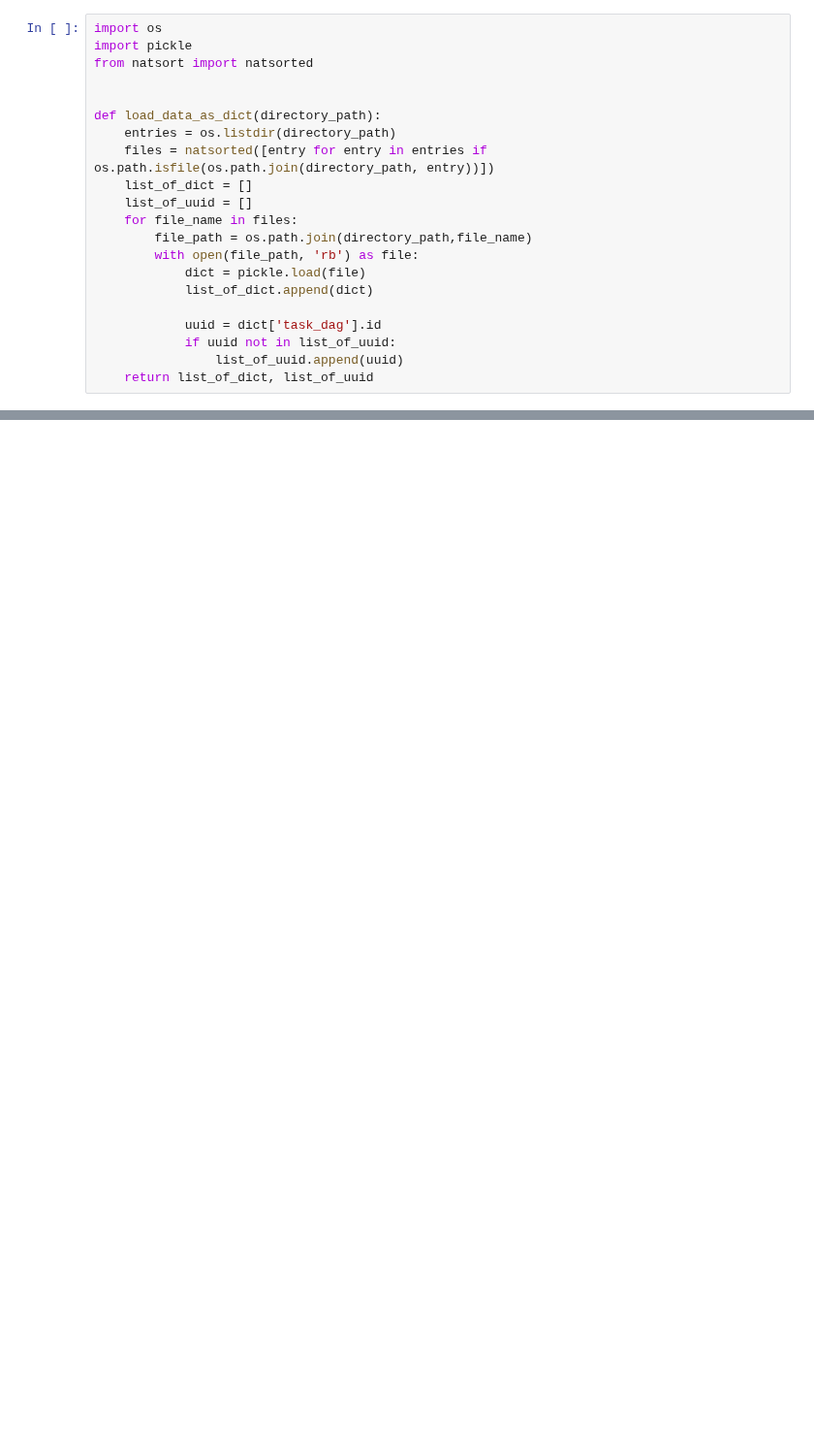
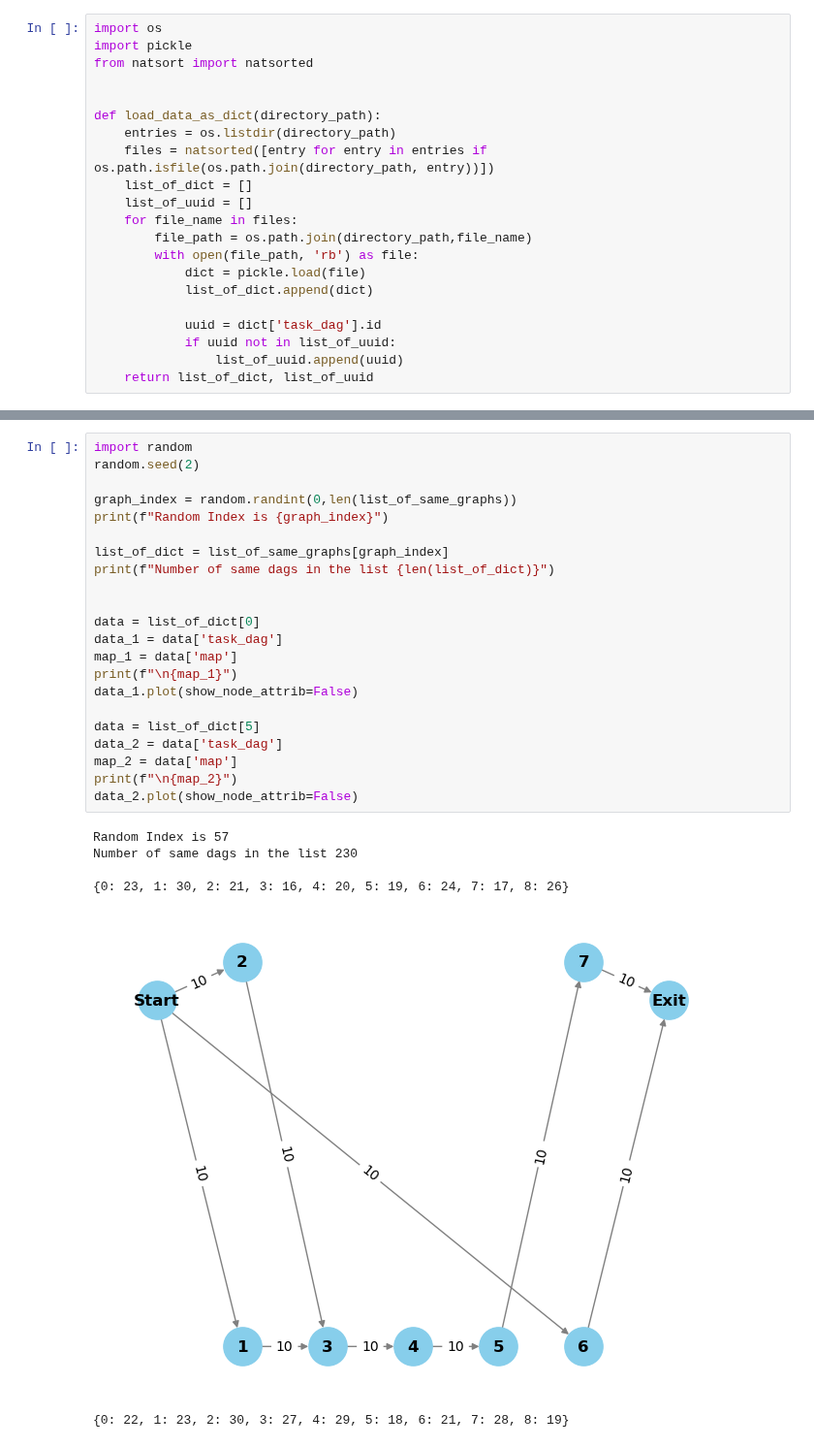
Before and after one commit to faseelmo/noc_latency_predictor, a Jupyter notebook: training_data/data_analysis.ipynb, the cells around one changed output, grey strips where cells are left out. Shown at 97% size. Cells and saved outputs as stored; diff of their text form; blank space fills up the shorter version.

```diff
--- a/training_data/data_analysis.ipynb
+++ b/training_data/data_analysis.ipynb
@@ -82,0 +111,29 @@ Demand: {('Start', 1): 1, ('Start', 2): 1, ('Start', 3): 1, ('Start', 4): 1, ('S
+# %%
+import random
+random.seed(2)
+
+graph_index = random.randint(0,len(list_of_same_graphs))
+print(f"Random Index is {graph_index}")
+
+list_of_dict = list_of_same_graphs[graph_index]
+print(f"Number of same dags in the list {len(list_of_dict)}")
+
+
+data = list_of_dict[0]
+data_1 = data['task_dag']
+map_1 = data['map']
+print(f"\n{map_1}")
+data_1.plot(show_node_attrib=False)
+
+data = list_of_dict[5]
+data_2 = data['task_dag']
+map_2 = data['map']
+print(f"\n{map_2}")
+data_2.plot(show_node_attrib=False)
+# %% [output]
+Random Index is 57
+Number of same dags in the list 230
+
+{0: 23, 1: 30, 2: 21, 3: 16, 4: 20, 5: 19, 6: 24, 7: 17, 8: 26}
+[figure, added]
+{0: 22, 1: 23, 2: 30, 3: 27, 4: 29, 5: 18, 6: 21, 7: 28, 8: 19}
```
Also changed, not shown: parts of 8 cells of this notebook, 4 other files.
